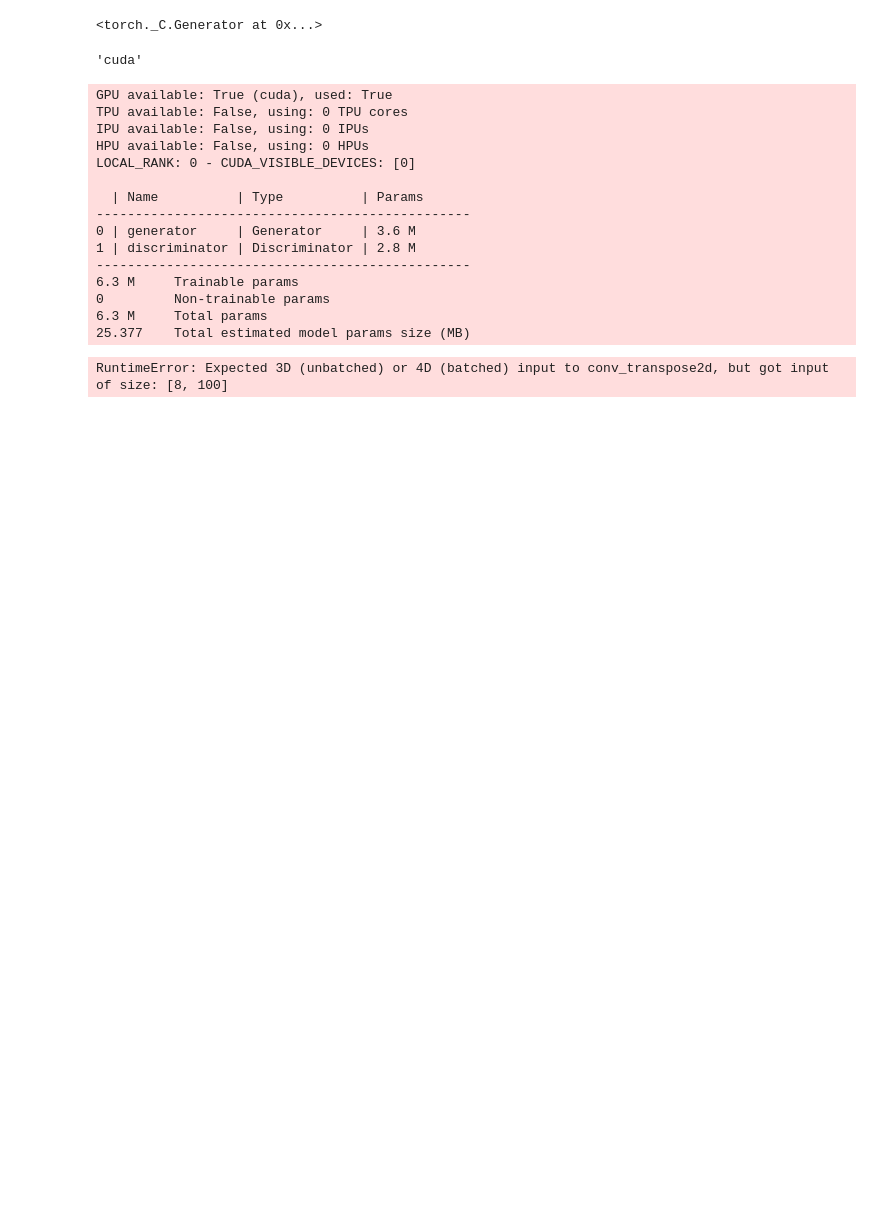
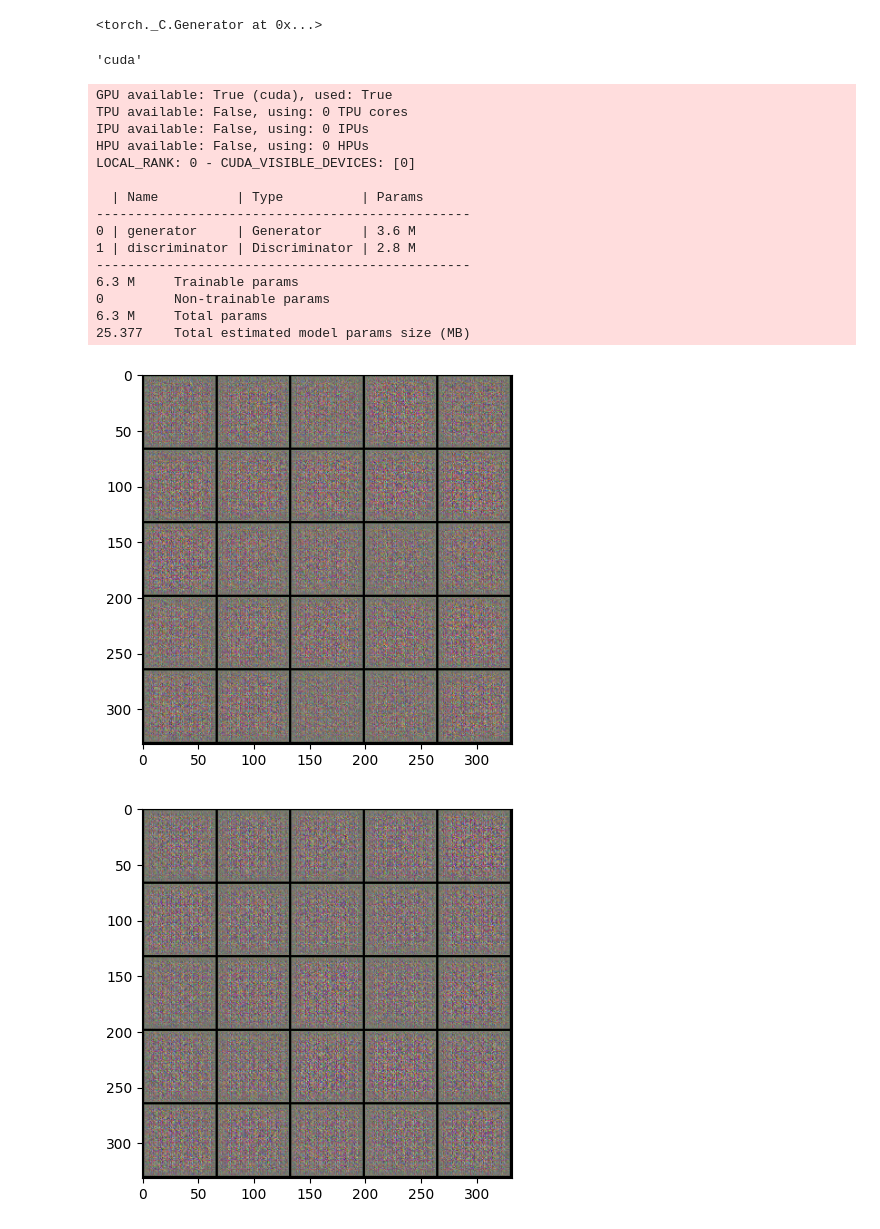
Before and after one commit to Strus01/GAN, a Jupyter notebook: gan.ipynb, the cells around one changed output. Drawn from its saved outputs; the diff is of its cells as text; code cells hidden in the pictures; blank space fills up the shorter version.

Commit message:
generator not working (generating only noise)

```diff
--- a/gan.ipynb
+++ b/gan.ipynb
@@ -35,3 +49,15 @@ device
+# %%
+def weights_init(m):
+    classname = m.__class__.__name__
+    if classname.find('Conv') != -1:
+        nn.init.normal_(m.weight.data, 0.0, 0.02)
+    elif classname.find('BatchNorm') != -1:
+        nn.init.normal_(m.weight.data, 1.0, 0.02)
+        nn.init.constant_(m.bias.data, 0)
+# %%
+def get_noise(cur_batch_size, z_dim):
+    noise = torch.randn(cur_batch_size, z_dim, 1, 1, device=device)
+    return noise
 # %%
 class AbstractGalleryDataset(Dataset):
     def __init__(self, root_dir, transform=None):
@@ -105,17 +126,6 @@ class Generator(nn.Module):
             nn.Tanh()
         )
 
-        self.apply(self._init_weights)
-
-
-    def _init_weights(self, module):
-        if isinstance(module, nn.Conv2d):
-            nn.init.normal_(module.weight.data, 0.0, 0.02)
-        if isinstance(module, nn.BatchNorm2d):
-            nn.init.normal_(module.weight.data, 1.0, 0.02)
-            nn.init.constant_(module.bias.data, 0)
-
-
     def forward(self, x):
         return self.model(x)
 # %%
@@ -146,18 +156,9 @@ class Discriminator(nn.Module):
             nn.Sigmoid()
         )
 
-        self.apply(self._init_weights)
-
-
-    def _init_weights(self, module):
-        if isinstance(module, nn.Conv2d):
-            nn.init.normal_(module.weight.data, 0.0, 0.02)
-        if isinstance(module, nn.BatchNorm2d):
-            nn.init.normal_(module.weight.data, 1.0, 0.02)
-            nn.init.constant_(module.bias.data, 0)
-
     def forward(self, x):
-        return self.model(x)
+        pred = self.model(x)
+        return pred.view(len(pred), -1)
 # %%
 class DCGAN(pl.LightningModule):
     def __init__(self, lr=0.0002, latent_dim=100, b1=0.5, b2=0.999):
@@ -249,23 +233,25 @@ model = DCGAN()
 # %%
 trainer = pl.Trainer(max_epochs=EPOCHS,
                      accelerator='gpu',
                      devices=1,
-                     default_root_dir=CHECKPOINTS_DIR)
+                     default_root_dir=CHECKPOINTS_DIR,
+                     log_every_n_steps=31)
 trainer.fit(model, dm)
 # %% [output]
 GPU available: True (cuda), used: True
 TPU available: False, using: 0 TPU cores
 IPU available: False, using: 0 IPUs
 HPU available: False, using: 0 HPUs
 LOCAL_RANK: 0 - CUDA_VISIBLE_DEVICES: [0]
 
   | Name          | Type          | Params
 ------------------------------------------------
 0 | generator     | Generator     | 3.6 M
 1 | discriminator | Discriminator | 2.8 M
 ------------------------------------------------
 6.3 M     Trainable params
 0         Non-trainable params
 6.3 M     Total params
 25.377    Total estimated model params size (MB)
-RuntimeError: Expected 3D (unbatched) or 4D (batched) input to conv_transpose2d, but got input of size: [8, 100]
+[figure, added]
+[figure, added]
```
Also changed, not shown: parts of 7 cells of this notebook.
